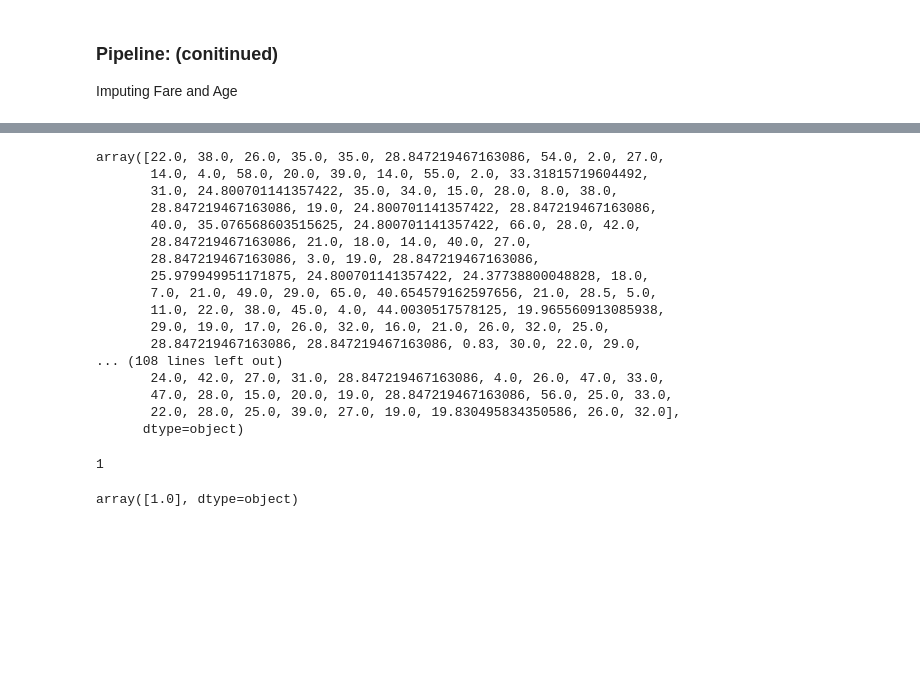
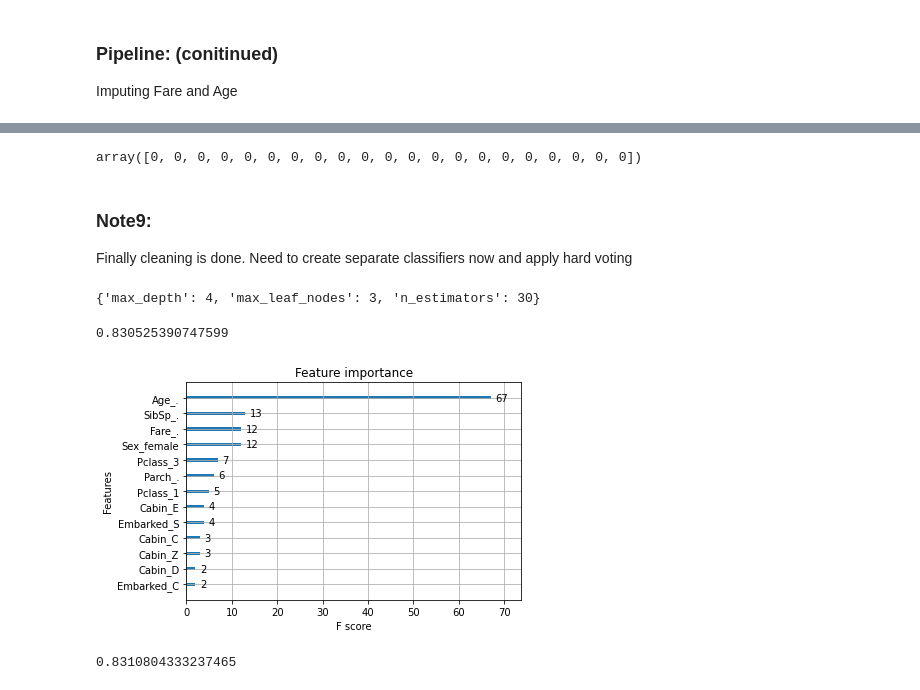
Before and after one commit to pritam-dey3/Titanic-Passenger-Survival-Prediction, a Jupyter notebook: titanic.ipynb, the cells around one changed output, grey strips where cells are left out. Saved outputs shown, nothing was run; the diff lists cells and outputs as text; code cells hidden in the pictures; blank space fills up the shorter version.

Commit message:
full model using accuracy

```diff
--- a/titanic.ipynb
+++ b/titanic.ipynb
@@ -227,10 +233,10 @@ namedict = {'Pclass': ['1', '2', '3'],
             'Sex': ['female', 'male'],
             'Cabin': ['A', 'B', 'C', 'D', 'E', 'F', 'G', 'T', 'Z'],
             'Embarked': ['C', 'Q', 'S'],
-            'Age': '',
-            'SibSp': '',
-            'Parch': '',
-            'Fare': '',
+            'Age': '.',
+            'SibSp': '.',
+            'Parch': '.',
+            'Fare': '.',
             }
 
 def col_names(features=[], extra = []):
@@ -300,36 +308,44 @@ cleaning_pipeline = Pipeline([
 ])
 
 X = cleaning_pipeline.fit_transform(data)
+X_test = cleaning_pipeline.transform(testdata)
+
+X = pd.DataFrame(X.astype(float))
+X.columns = col_names(features=namedict.keys())
+sum(np.isnan(X_test.astype(float)))
 # %% [output]
-array([22.0, 38.0, 26.0, 35.0, 35.0, 28.847219467163086, 54.0, 2.0, 27.0,
-       14.0, 4.0, 58.0, 20.0, 39.0, 14.0, 55.0, 2.0, 33.31815719604492,
-       31.0, 24.800701141357422, 35.0, 34.0, 15.0, 28.0, 8.0, 38.0,
-       28.847219467163086, 19.0, 24.800701141357422, 28.847219467163086,
-       40.0, 35.076568603515625, 24.800701141357422, 66.0, 28.0, 42.0,
-       28.847219467163086, 21.0, 18.0, 14.0, 40.0, 27.0,
-       28.847219467163086, 3.0, 19.0, 28.847219467163086,
-       25.979949951171875, 24.800701141357422, 24.37738800048828, 18.0,
-       7.0, 21.0, 49.0, 29.0, 65.0, 40.654579162597656, 21.0, 28.5, 5.0,
-       11.0, 22.0, 38.0, 45.0, 4.0, 44.0030517578125, 19.965560913085938,
-       29.0, 19.0, 17.0, 26.0, 32.0, 16.0, 21.0, 26.0, 32.0, 25.0,
-       28.847219467163086, 28.847219467163086, 0.83, 30.0, 22.0, 29.0,
-... (108 lines left out)
-       24.0, 42.0, 27.0, 31.0, 28.847219467163086, 4.0, 26.0, 47.0, 33.0,
-       47.0, 28.0, 15.0, 20.0, 19.0, 28.847219467163086, 56.0, 25.0, 33.0,
-       22.0, 28.0, 25.0, 39.0, 27.0, 19.0, 19.830495834350586, 26.0, 32.0],
-      dtype=object)
+array([0, 0, 0, 0, 0, 0, 0, 0, 0, 0, 0, 0, 0, 0, 0, 0, 0, 0, 0, 0, 0])
-# %%
-X = model_pipeline.fit_transform(data)
-print(sum(nan_ix))
-testdata = pd.read_csv(data_dir + 'test.csv')
-X_test = model_pipeline.fit_transform(testdata)
-y = X_test[Fare_ix]
-nan_ix = np.isnan(y.astype(float))
-# %% [output]
-1
-# %%
-fim = ImputeFare()
-X1 = fim.fit_transform(X_test)
-X1[nan_ix, Fare_ix[1]]
-# %% [output]
-array([1.0], dtype=object)
+# %% [markdown]
+### Note9:
+Finally cleaning is done. Need to create separate classifiers now and apply hard voting
+# %%
+#xgb model
+
+param_grid = [
+    {'n_estimators': np.arange(10, 130, step=20),
+     'max_depth': [2, 3, 4],
+     'max_leaf_nodes': [3, 4, 5, 6]
+    },
+]
+
+grids_xgb = GridSearchCV(XGBClassifier(), param_grid, scoring="accuracy", return_train_score=True, cv=2)
+grids_xgb.fit(X, labels)
+
+joblib.dump(grids_xgb.best_estimator_, 'full_xgb_best.pkl')
+grids_xgb.best_params_
+# %% [output]
+{'max_depth': 4, 'max_leaf_nodes': 3, 'n_estimators': 30}
+# %%
+from xgboost import plot_importance
+
+plot_importance(grids_xgb.best_estimator_)
+print(grids_xgb.best_score_)
+# %% [output]
+0.830525390747599
+[figure, added]
+# %%
+from sklearn.metrics import roc_auc_score
+
+roc_auc_score(labels, grids_xgb.best_estimator_.predict(X))
+# %% [output]
+0.8310804333237465
```
Also changed, not shown: parts of 15 cells of this notebook, 11 other files.
